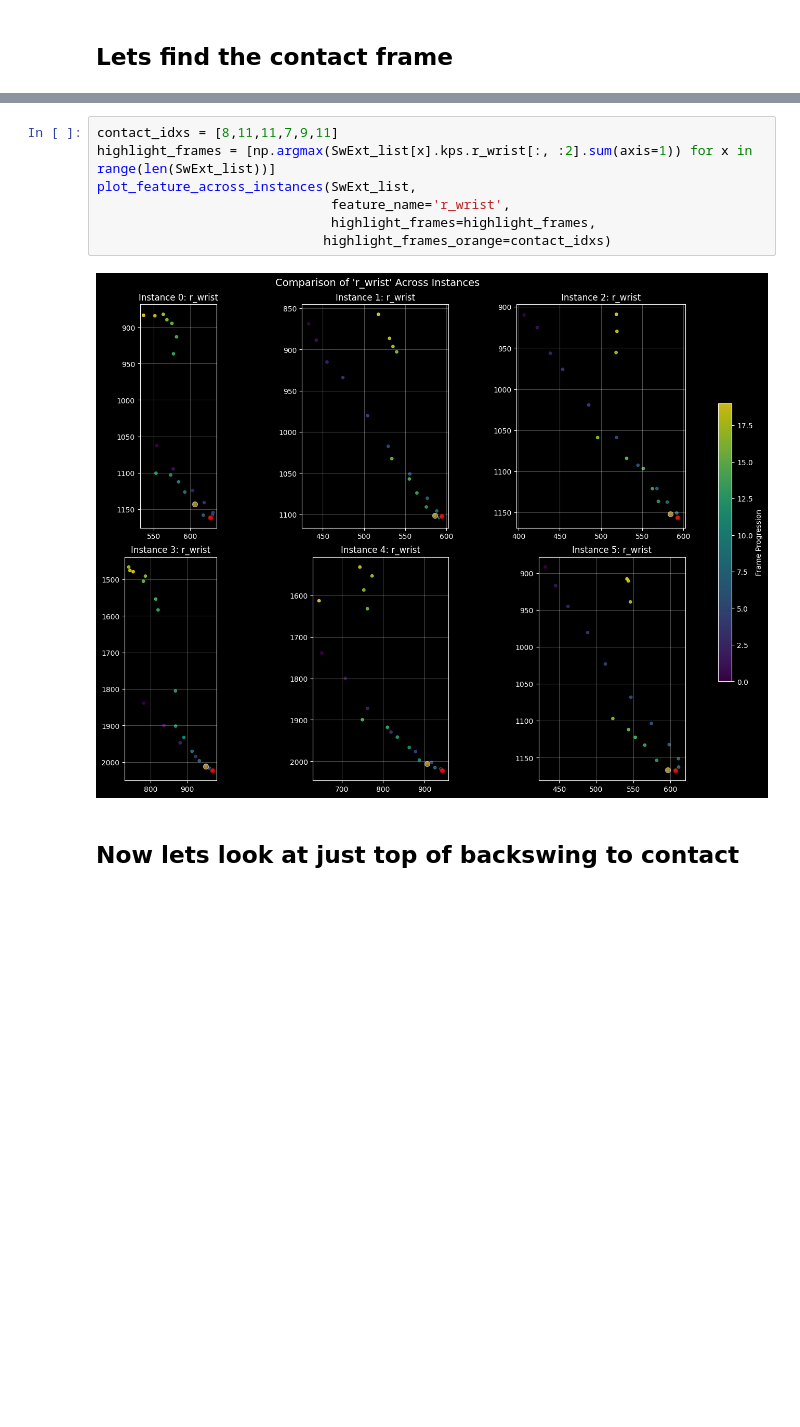
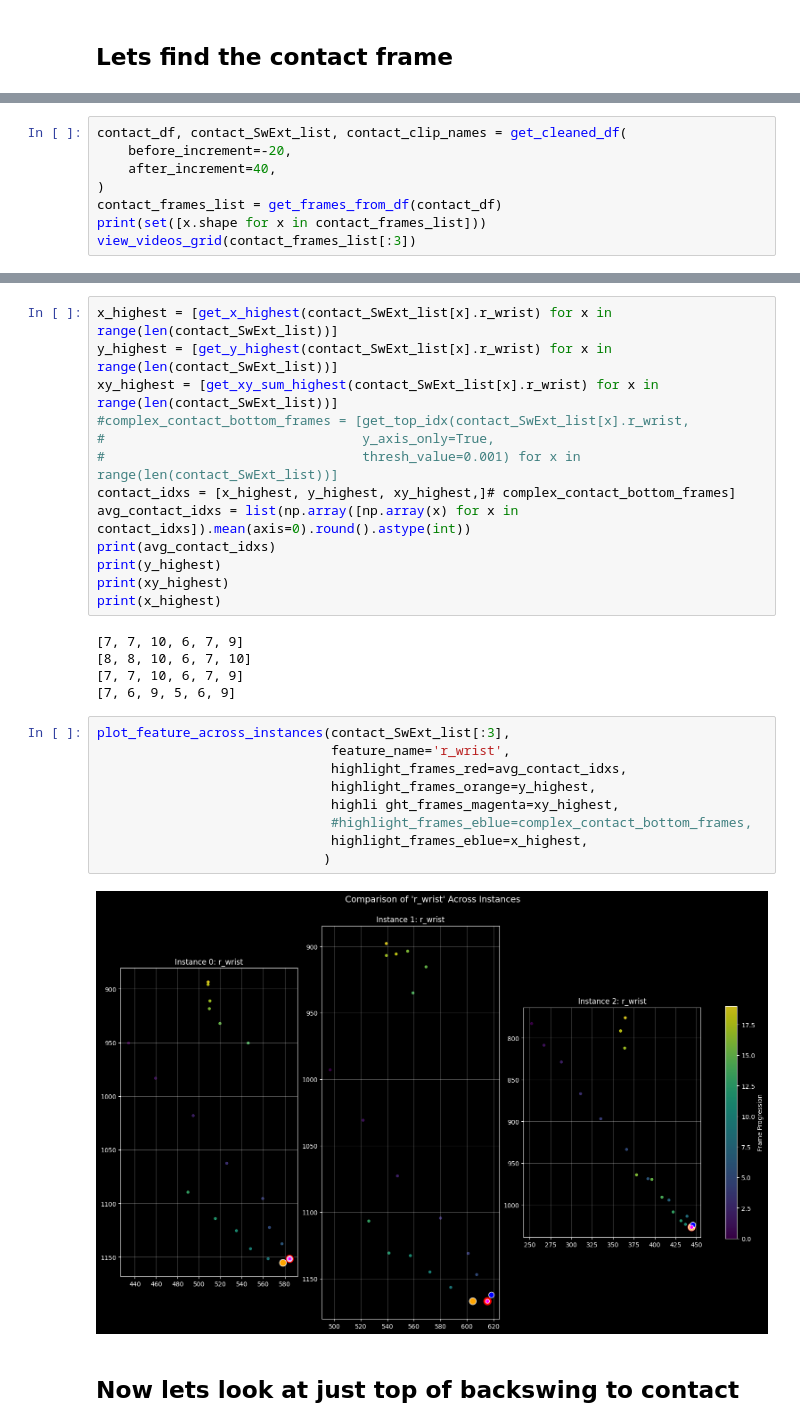
Before and after one commit to azaidi06/eagle-swing, a Jupyter notebook: posts/find_landmarks/index.ipynb, the cells around one changed output, grey strips where cells are left out. Drawn from its saved outputs; the diff is of its cells as text; blank space fills up the shorter version.

```diff
--- a/posts/find_landmarks/index.ipynb
+++ b/posts/find_landmarks/index.ipynb
@@ -240,0 +228,8 @@ VBox(children=(VBox(children=(HBox(children=(Image(value=b'\xff\xd8\xff\xe0\x00\
+# %%
+contact_df, contact_SwExt_list, contact_clip_names = get_cleaned_df(
+    before_increment=-20,
+    after_increment=40,
+)
+contact_frames_list = get_frames_from_df(contact_df)
+print(set([x.shape for x in contact_frames_list]))
+view_videos_grid(contact_frames_list[:3])
@@ -241,12 +239,32 @@ VBox(children=(VBox(children=(HBox(children=(Image(value=b'\xff\xd8\xff\xe0\x00\
+# %%
+x_highest = [get_x_highest(contact_SwExt_list[x].r_wrist) for x in range(len(contact_SwExt_list))]
+y_highest = [get_y_highest(contact_SwExt_list[x].r_wrist) for x in range(len(contact_SwExt_list))]
+xy_highest = [get_xy_sum_highest(contact_SwExt_list[x].r_wrist) for x in range(len(contact_SwExt_list))]
+#complex_contact_bottom_frames = [get_top_idx(contact_SwExt_list[x].r_wrist,
+#                                 y_axis_only=True,
+#                                 thresh_value=0.001) for x in range(len(contact_SwExt_list))]
+contact_idxs = [x_highest, y_highest, xy_highest,]# complex_contact_bottom_frames]
+avg_contact_idxs = list(np.array([np.array(x) for x in contact_idxs]).mean(axis=0).round().astype(int))
+print(avg_contact_idxs)
+print(y_highest)
+print(xy_highest)
+print(x_highest)
+# %% [output]
+[7, 7, 10, 6, 7, 9]
+[8, 8, 10, 6, 7, 10]
+[7, 7, 10, 6, 7, 9]
+[7, 6, 9, 5, 6, 9]
 # %%
-contact_idxs = [8,11,11,7,9,11]
-highlight_frames = [np.argmax(SwExt_list[x].kps.r_wrist[:, :2].sum(axis=1)) for x in range(len(SwExt_list))]
-plot_feature_across_instances(SwExt_list,
+plot_feature_across_instances(contact_SwExt_list[:3],
                               feature_name='r_wrist',
-                              highlight_frames=highlight_frames,
-                             highlight_frames_orange=contact_idxs)
+                              highlight_frames_red=avg_contact_idxs,
+                              highlight_frames_orange=y_highest,
+                              highli ght_frames_magenta=xy_highest,
+                              #highlight_frames_eblue=complex_contact_bottom_frames,
+                              highlight_frames_eblue=x_highest,
+                             )
 # %% [output]
-[figure, old version]
+[figure, new version]
 # %% [markdown]
 ## Now lets look at just top of backswing to contact
 # %%
```
Also changed, not shown: parts of 43 cells of this notebook, 7 other files.
